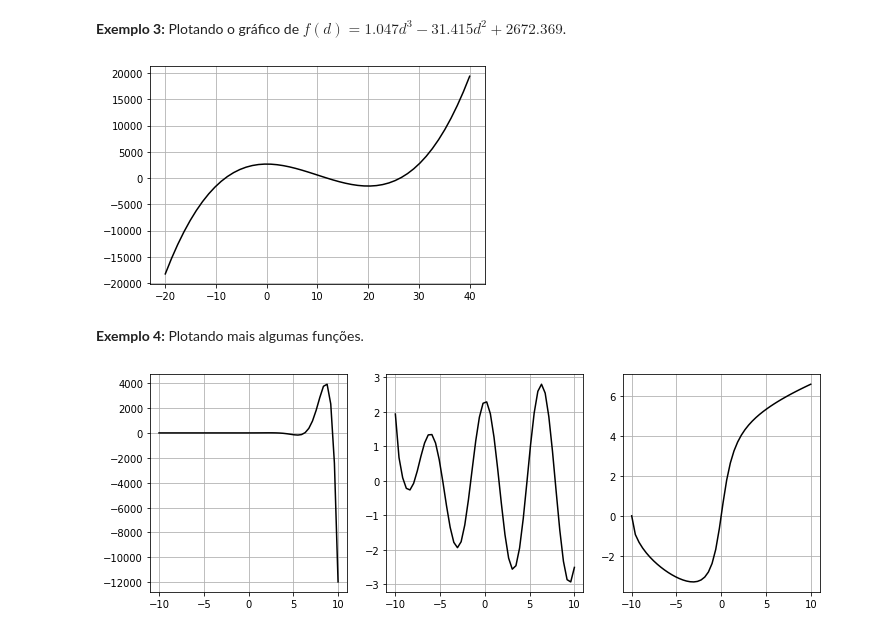
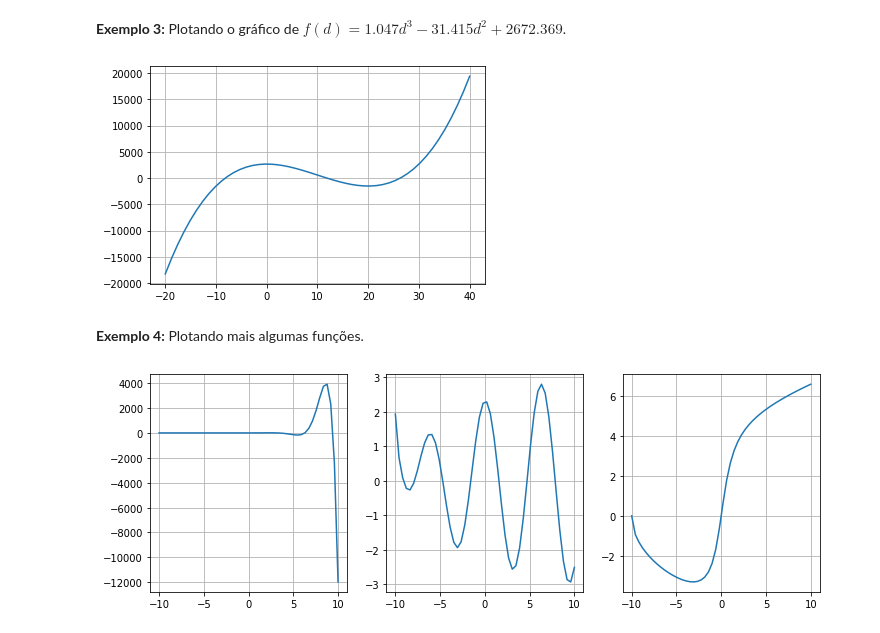
Before and after one commit to tiagoburiol/matematica_computacional_com_python, a Jupyter notebook: cap_02.ipynb, the cells around one changed output. Cells and saved outputs as stored; diff of their text form; code cells hidden in the pictures.

```diff
--- a/cap_02.ipynb
+++ b/cap_02.ipynb
@@ -53,29 +53,29 @@ yi: [173. 147. 123. 101.  81.]
 di = np.linspace(-20,40)
 f = lambda d: 1.047*d**3-31.415*d**2+2672.369
 
-plt.plot(di,f(di), '-k')
+plt.plot(di,f(di))
 plt.grid()
 # %% [output]
-[figure, old version]
+[figure, new version]
 # %% [markdown]
 **Exemplo 4:** Plotando mais algumas funções.
 # %%
 xi = np.linspace(-10,10)
 f0 = lambda x: np.exp(x)*np.sin(x)
 f1 = lambda x: np.cos(x)*np.log(x+10.1)
 f2 = lambda x: np.arctan(x)*np.sqrt(x+10)
 
 
 fig, axs = plt.subplots(nrows=1, ncols=3, figsize=(12, 4))
 
 
-axs[0].plot(xi,f0(xi), '-k')
+axs[0].plot(xi,f0(xi))
 axs[0].grid()
 
-axs[1].plot(xi,f1(xi), '-k')
+axs[1].plot(xi,f1(xi))
 axs[1].grid()
 
-axs[2].plot(xi,f2(xi), '-k')
+axs[2].plot(xi,f2(xi))
 axs[2].grid()
 # %% [output]
-[figure, old version]
+[figure, new version]
```
Also changed, not shown: parts of 1 cell of this notebook.
